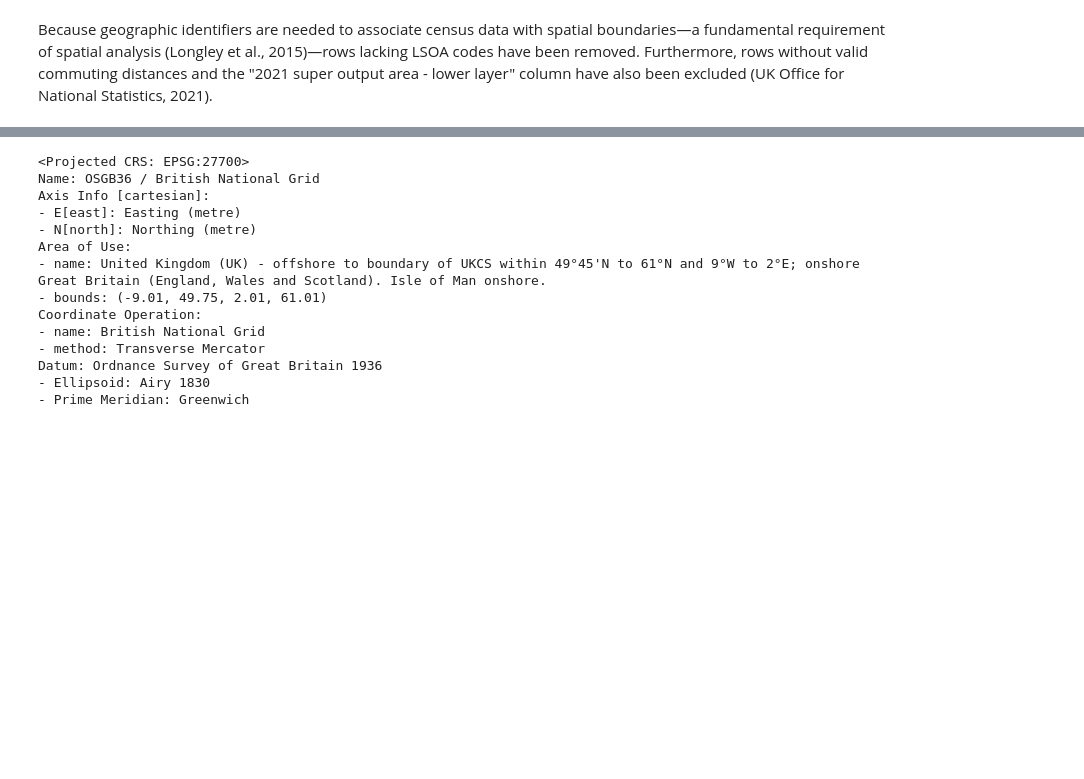
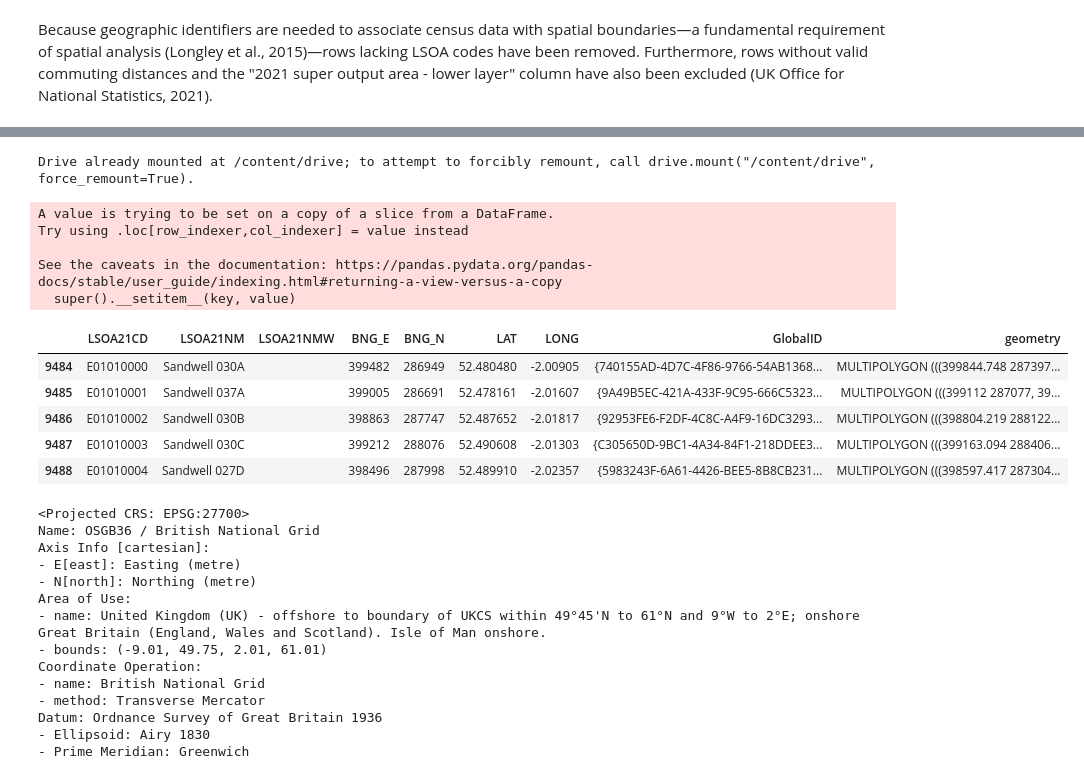
Before and after one commit to yingqi-hub/GEOG5990M-Final-Assignment, a Jupyter notebook: project.ipynb, the cells around one changed output, grey strips where cells are left out. Cells and saved outputs as stored; diff of their text form; code cells hidden in the pictures; blank space fills up the shorter version.

```diff
--- a/project.ipynb
+++ b/project.ipynb
@@ -51,0 +42,12 @@ LSOA.head()
+# %%
+from google.colab import drive
+drive.mount('/content/drive')
+
+import geopandas as gpd
+
+
+lsoa = gpd.read_file('/content/Lower_layer_Super_Output_Areas_December_2021_Boundaries_EW_BFC_V10_-672099234420024429.gpkg')
+# %% [output]
+Drive already mounted at /content/drive; to attempt to forcibly remount, call drive.mount("/content/drive", force_remount=True).
+# %%
+leeds_lsoa = lsoa[lsoa['LSOA21CD'].str.startswith('E0101')]
@@ -51,0 +56,11 @@ LSOA.head()
+# %%
+leeds_small['geometry'] = leeds_small['geometry'].simplify(
+    tolerance=50,
+    preserve_topology=True
+)
+# %% [output]
+A value is trying to be set on a copy of a slice from a DataFrame.
+Try using .loc[row_indexer,col_indexer] = value instead
+
+See the caveats in the documentation: https://pandas.pydata.org/pandas-docs/stable/user_guide/indexing.html#returning-a-view-versus-a-copy
+  super().__setitem__(key, value)
@@ -52 +70,10 @@ LSOA.head()
+# %%
+leeds_lsoa.head()
+# %% [output]
+|  | LSOA21CD | LSOA21NM | LSOA21NMW | BNG_E | BNG_N | LAT | LONG | GlobalID | geometry |
+| 9484 | E01010000 | Sandwell 030A |  | 399482 | 286949 | 52.480480 | -2.00905 | {740155AD-4D7C-4F86-9766-54AB1368... | MULTIPOLYGON (((399844.748 287397... |
+| 9485 | E01010001 | Sandwell 037A |  | 399005 | 286691 | 52.478161 | -2.01607 | {9A49B5EC-421A-433F-9C95-666C5323... | MULTIPOLYGON (((399112 287077, 39... |
+| 9486 | E01010002 | Sandwell 030B |  | 398863 | 287747 | 52.487652 | -2.01817 | {92953FE6-F2DF-4C8C-A4F9-16DC3293... | MULTIPOLYGON (((398804.219 288122... |
+| 9487 | E01010003 | Sandwell 030C |  | 399212 | 288076 | 52.490608 | -2.01303 | {C305650D-9BC1-4A34-84F1-218DDEE3... | MULTIPOLYGON (((399163.094 288406... |
+| 9488 | E01010004 | Sandwell 027D |  | 398496 | 287998 | 52.489910 | -2.02357 | {5983243F-6A61-4426-BEE5-8B8CB231... | MULTIPOLYGON (((398597.417 287304... |
 # %%
```
Also changed, not shown: parts of 5 cells of this notebook.
